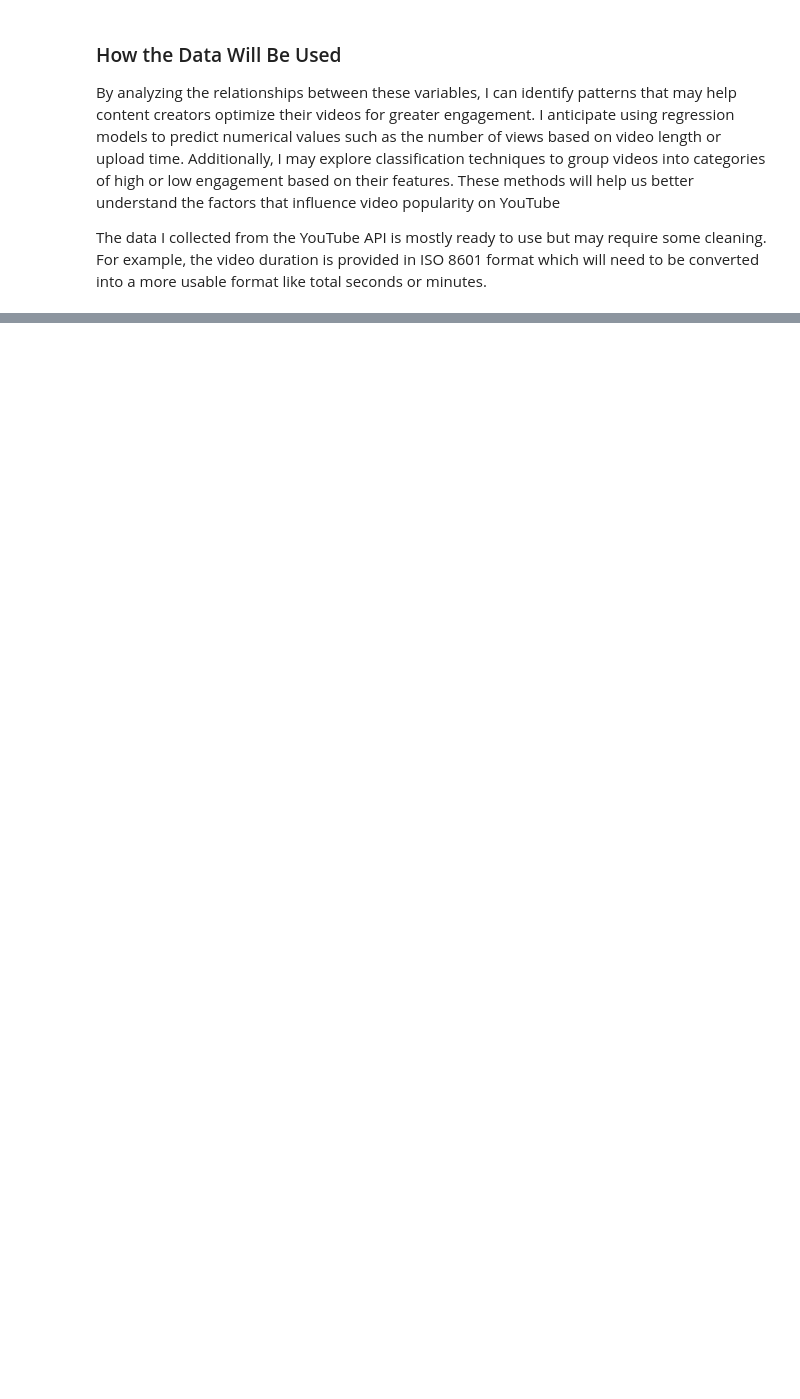
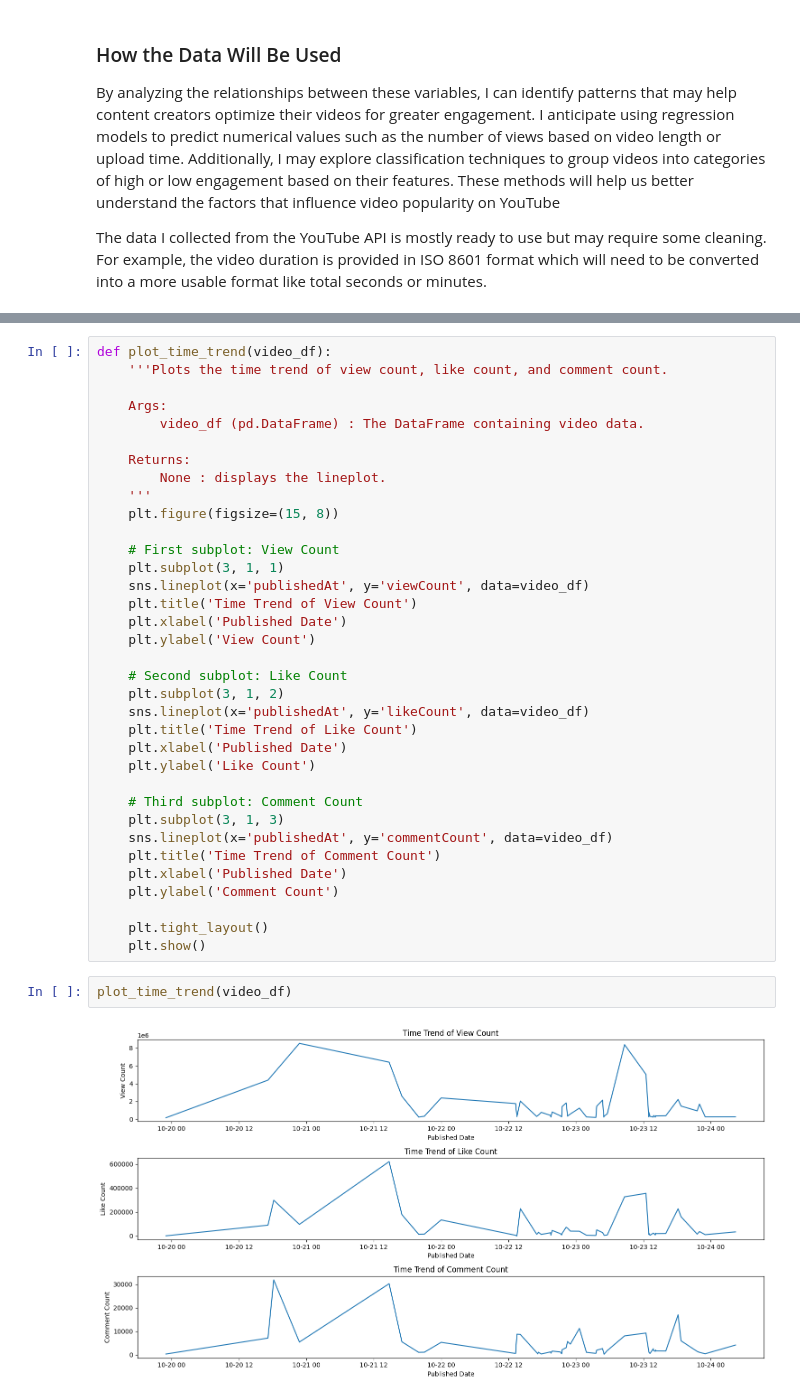
Before and after one commit to hewsAMH/youtubeProject, a Jupyter notebook: youtubeTrendingData.ipynb, the cells around one changed output, grey strips where cells are left out. Drawn from its saved outputs; the diff is of its cells as text; blank space fills up the shorter version.

```diff
--- a/youtubeTrendingData.ipynb
+++ b/youtubeTrendingData.ipynb
@@ -97,0 +218,39 @@ The data I collected from the YouTube API is mostly ready to use but may require
+# %%
+def plot_time_trend(video_df):
+    '''Plots the time trend of view count, like count, and comment count.
+
+    Args:
+        video_df (pd.DataFrame) : The DataFrame containing video data.
+
+    Returns:
+        None : displays the lineplot.
+    '''
+    plt.figure(figsize=(15, 8))
+
+    # First subplot: View Count
+    plt.subplot(3, 1, 1)
+    sns.lineplot(x='publishedAt', y='viewCount', data=video_df)
+    plt.title('Time Trend of View Count')
+    plt.xlabel('Published Date')
+    plt.ylabel('View Count')
+
+    # Second subplot: Like Count
+    plt.subplot(3, 1, 2)
+    sns.lineplot(x='publishedAt', y='likeCount', data=video_df)
+    plt.title('Time Trend of Like Count')
+    plt.xlabel('Published Date')
+    plt.ylabel('Like Count')
+
+    # Third subplot: Comment Count
+    plt.subplot(3, 1, 3)
+    sns.lineplot(x='publishedAt', y='commentCount', data=video_df)
+    plt.title('Time Trend of Comment Count')
+    plt.xlabel('Published Date')
+    plt.ylabel('Comment Count')
+
+    plt.tight_layout()
+    plt.show()
+# %%
+plot_time_trend(video_df)
+# %% [output]
+[figure, added]
```
Also changed, not shown: parts of 11 cells of this notebook.
